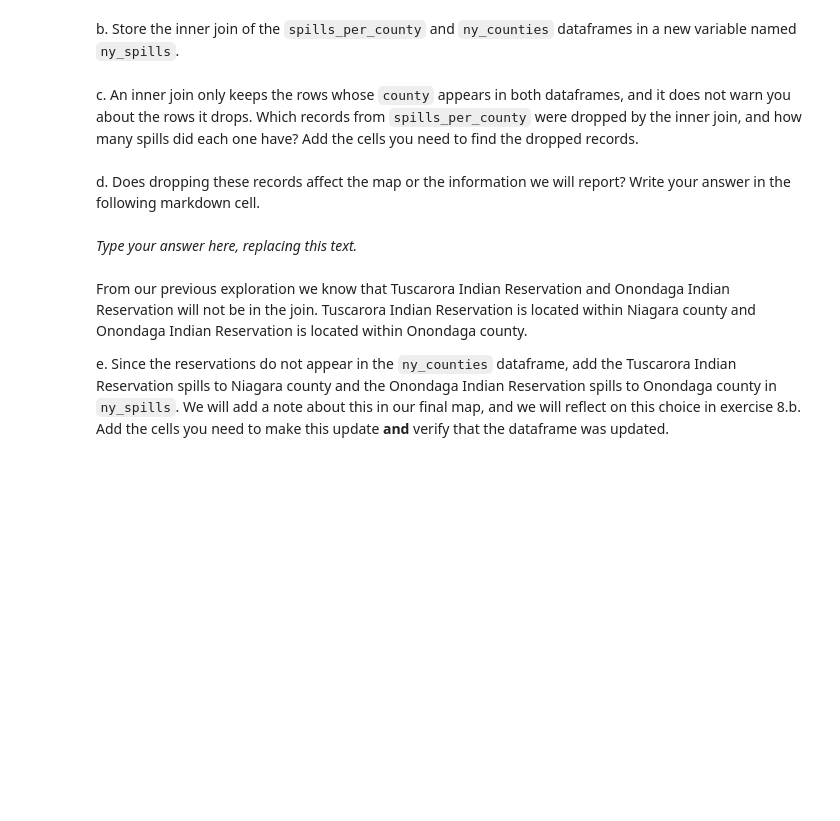
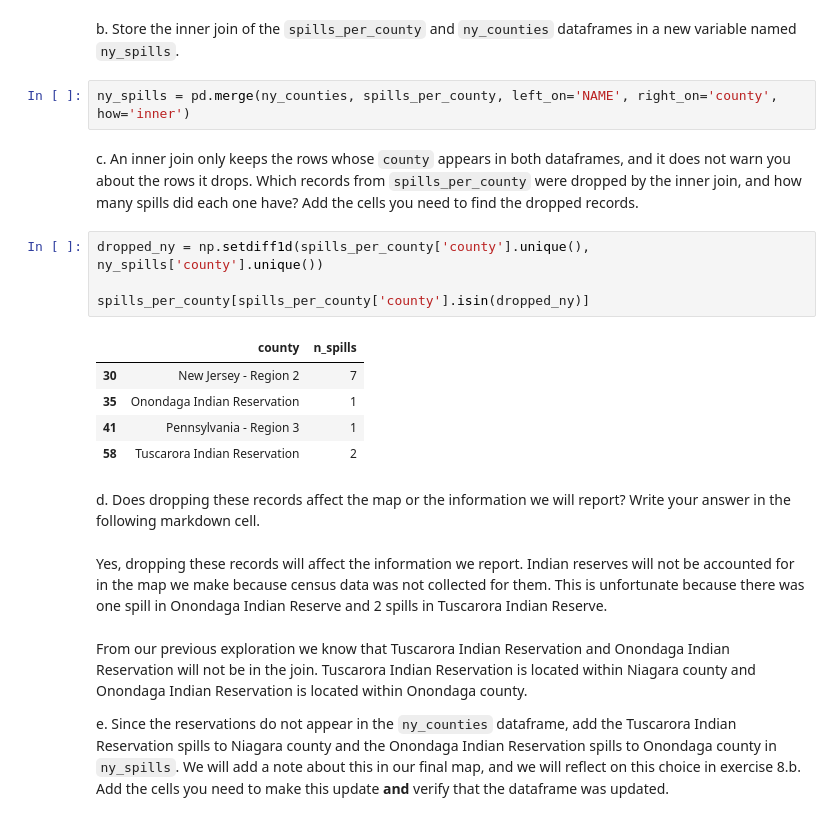
Before and after one commit to cloover7/eds220-hwk3, a Jupyter notebook: hwk3-task2-spills.ipynb, the cells around one changed output. Saved outputs shown, nothing was run; the diff lists cells and outputs as text; blank space fills up the shorter version.

```diff
--- a/hwk3-task2-spills.ipynb
+++ b/hwk3-task2-spills.ipynb
@@ -514,18 +517,30 @@ a. Use this cell to make any other updates needed for making an inner join of th
 # a
 # %% [markdown]
 b. Store the inner join of the `spills_per_county` and `ny_counties` dataframes in a new variable named `ny_spills`.
+# %%
+ny_spills = pd.merge(ny_counties, spills_per_county, left_on='NAME', right_on='county', how='inner')
 # %% [markdown]
 <!-- BEGIN QUESTION -->
 
 c. An inner join only keeps the rows whose `county` appears in both dataframes, and it does not warn you about the rows it drops. Which records from `spills_per_county` were dropped by the inner join, and how many spills did each one have? Add the cells you need to find the dropped records.
+# %%
+dropped_ny = np.setdiff1d(spills_per_county['county'].unique(), ny_spills['county'].unique())
+
+spills_per_county[spills_per_county['county'].isin(dropped_ny)]
+# %% [output]
+|  | county | n_spills |
+| 30 | New Jersey - Region 2 | 7 |
+| 35 | Onondaga Indian Reservation | 1 |
+| 41 | Pennsylvania - Region 3 | 1 |
+| 58 | Tuscarora Indian Reservation | 2 |
 # %% [markdown]
 <!-- END QUESTION -->
 
 <!-- BEGIN QUESTION -->
 
 d. Does dropping these records affect the map or the information we will report? Write your answer in the following markdown cell.
-# %% [markdown]
-_Type your answer here, replacing this text._
+# %% [markdown]
+Yes, dropping these records will affect the information we report. Indian reserves will not be accounted for in the map we make because census data was not collected for them. This is unfortunate because there was one spill in Onondaga Indian Reserve and 2 spills in Tuscarora Indian Reserve.
 # %% [markdown]
 <!-- END QUESTION -->
 
```
Also changed, not shown: parts of 6 cells of this notebook.
